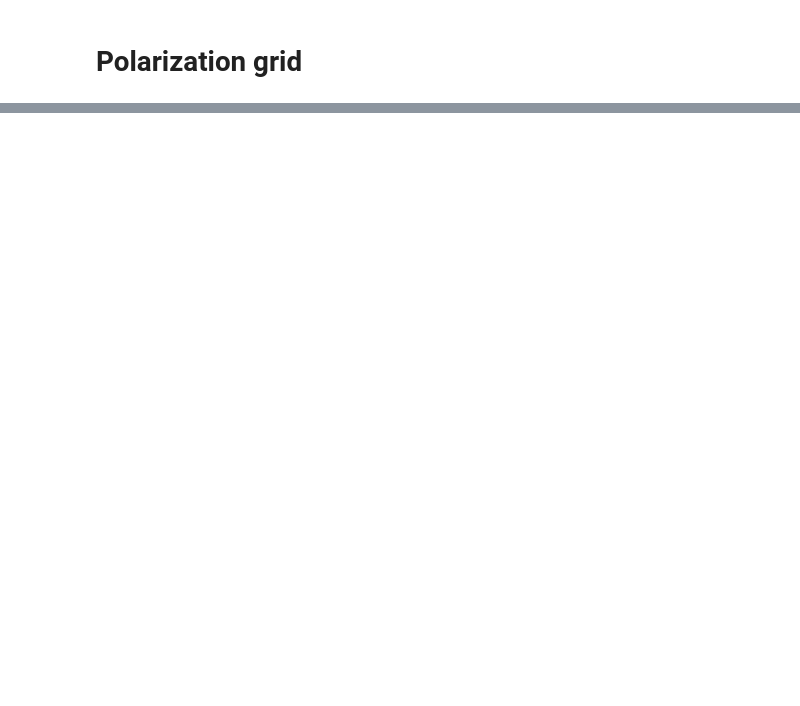
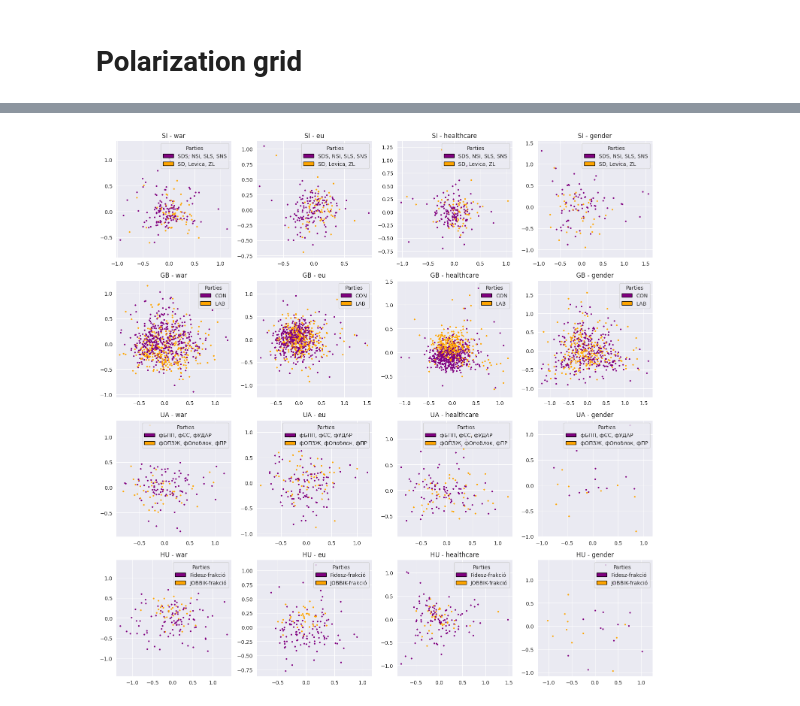
Before and after one commit to vidklopcic/dhh23, a Jupyter notebook: umap_2d_plots.ipynb, the cells around one changed output, grey strips where cells are left out. Drawn from its saved outputs; the diff is of its cells as text; code cells hidden in the pictures; blank space fills up the shorter version.

Commit message:
grid cleanup

```diff
--- a/umap_2d_plots.ipynb
+++ b/umap_2d_plots.ipynb
@@ -62,7 +77,7 @@ len(embeddings_subset)
 894
 # %%
 parties = []
-for party, subc in topics['war'][Languages.ua].groupby('Speaker_party'):
+for party, subc in topics['war'][Languages.si].groupby('Speaker_party'):
     parties.append((party, len(subc)))
 for p in sorted(parties, key=lambda x: x[1], reverse=True):
     print(p)
@@ -87,3 +83,0 @@ for p in sorted(parties, key=lambda x: x[1], reverse=True):
-# %%
-for party, subc in topics['war'][Languages.hu].groupby('Speaker_party'):
-    print(party, len(subc))
@@ -111,15 +83,0 @@ Volner 1
-# %%
-reducer = UMAP(n_neighbors=5,
-               min_dist=0.1,
-               n_components=2,
-               metric='euclidean')
-reduced_embeddings = reducer.fit_transform(embeddings_subset)
-plt.cla()
-plt.clf()
-plt.scatter(
-    reduced_embeddings[:, 0],
-    reduced_embeddings[:, 1],
-    c=colors,
-    s=2,
-)
-plt.gca().set_aspect('equal', 'datalim')
@@ -202,0 +86,76 @@ plt.show()  # Display the figure
+# %%
+from matplotlib.patches import Patch
+
+c1 = 'purple'
+c2 = 'orange'
+
+def get_data_for_topic(topic, lang, parties, embeddings_artefacts):
+    topic_df = topics[topic][lang]
+
+    # Only include data for specified parties
+    topic_df = topic_df[topic_df['Speaker_party'].isin(parties[0] + parties[1])]
+    embeddings_subset = []
+    colors = []
+    for speaker_name, speaker_group in topic_df.groupby('Speaker_name'):
+        embeddings_subset.append(get_embeddings_for_speaker(embeddings_artefacts[lang], speaker_group.ID.values))
+        sample = next(speaker_group.iterrows())[1]
+        if sample.Speaker_party in parties[0]:
+            colors.append(c1)
+        elif sample.Speaker_party in parties[1]:
+            colors.append(c2)
+        else:
+            colors.append('white')
+
+    return embeddings_subset, colors
+
+def apply_dimred(embeddings_subset):
+    pca = PCA(n_components=2)
+    reduced_embeddings = pca.fit_transform(embeddings_subset)
+    # reducer = UMAP(n_neighbors=5,
+    #                min_dist=0.1,
+    #                n_components=2,
+    #                metric='euclidean')
+    # reduced_embeddings = reducer.fit_transform(embeddings_subset)
+    return reduced_embeddings
+
+def plot_topic(ax, reduced_embeddings, colors, legend, lang, topic):
+    ax.scatter(
+        reduced_embeddings[:, 0],
+        reduced_embeddings[:, 1],
+        c=colors,
+        s=4,
+    )
+    ax.set_aspect('equal', 'datalim')
+    ax.set_title(f'{lang} - {topic}')  # Add a title to each subplot
+
+    # Create legend
+    legend_elements = [Patch(facecolor=c, edgecolor='black', label=party) for party, c in legend]
+    ax.legend(handles=legend_elements, title='Parties', loc='upper right')
+
+def plot_languages(party_combinations, topic_names, embeddings_artefacts, plot_artefacts):
+    fig, axs = plt.subplots(4, 4, figsize=(15, 15))  # Prepare a 4x4 grid of subplots
+
+    # Iterate over each language
+    for i, (lang, parties) in enumerate(party_combinations.items()):
+        # Iterate over each topic
+        for j, topic in enumerate(topic_names):
+            legend = [(', '.join(parties[0]), c1), (', '.join(parties[1]), c2)]
+
+            embeddings_subset, colors = get_data_for_topic(topic, lang, parties, embeddings_artefacts)
+            reduced_embeddings = apply_dimred(embeddings_subset)
+            plot_topic(axs[i][j], reduced_embeddings, colors, legend, lang, topic)
+
+    plt.tight_layout()  # Adjust subplot parameters to give specified padding
+    plt.savefig(plot_artefacts / 'polarization_grid.png', dpi=300)  # Save the figure
+    plt.show()  # Display the figure
+
+party_combinations = {
+    Languages.si: (('SDS', 'NSi', 'SLS', 'SNS'), ('SD', 'Levica', 'ZL')),
+    Languages.gb: (('CON',), ('LAB',)),
+    Languages.ua: (('фБПП', 'фЄС', 'фУДАР'), ('фОПЗЖ', 'фОпоблок', 'фПР')),
+    Languages.hu: (('Fidesz-frakció',), ('JOBBIK-frakció',)),
+}
+
+plot_languages(party_combinations, topic_names, embedding_artefacts, plot_artefacts)
+# %% [output]
+[figure, added]
```
Also changed, not shown: parts of 8 cells of this notebook.
